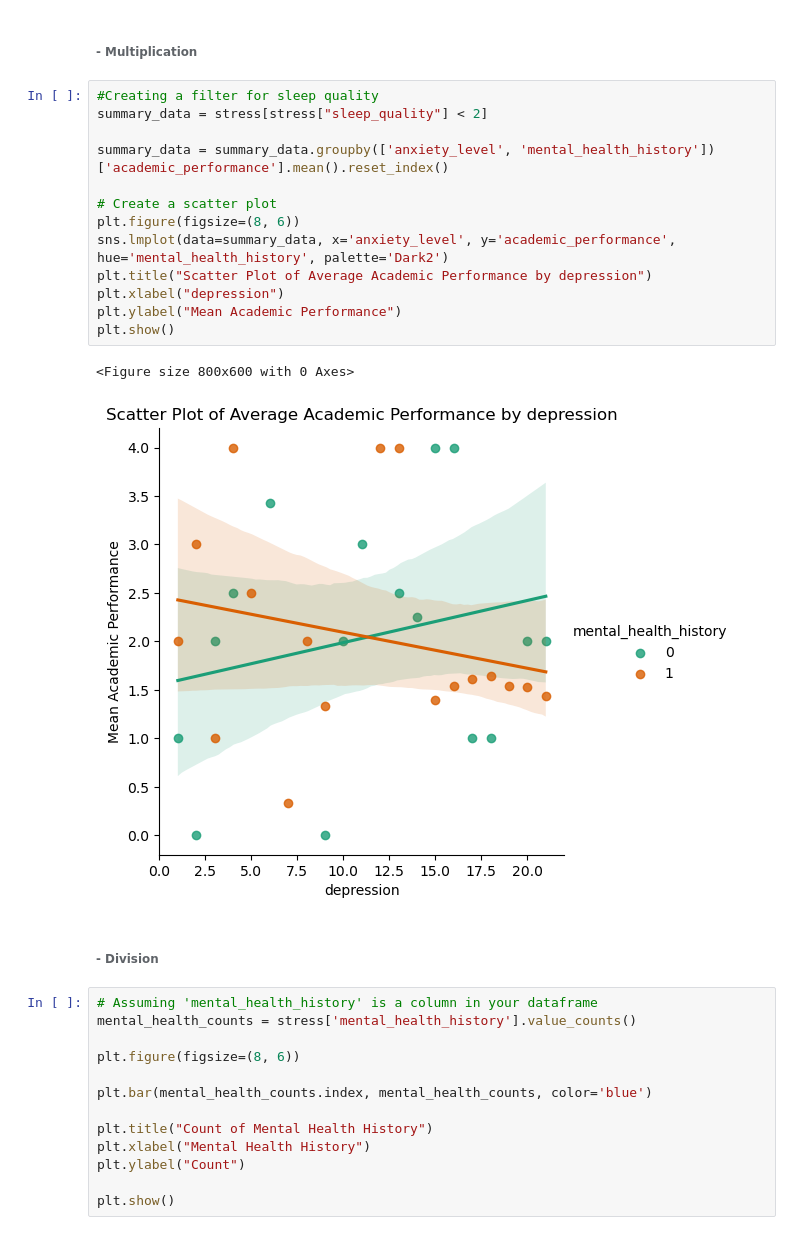
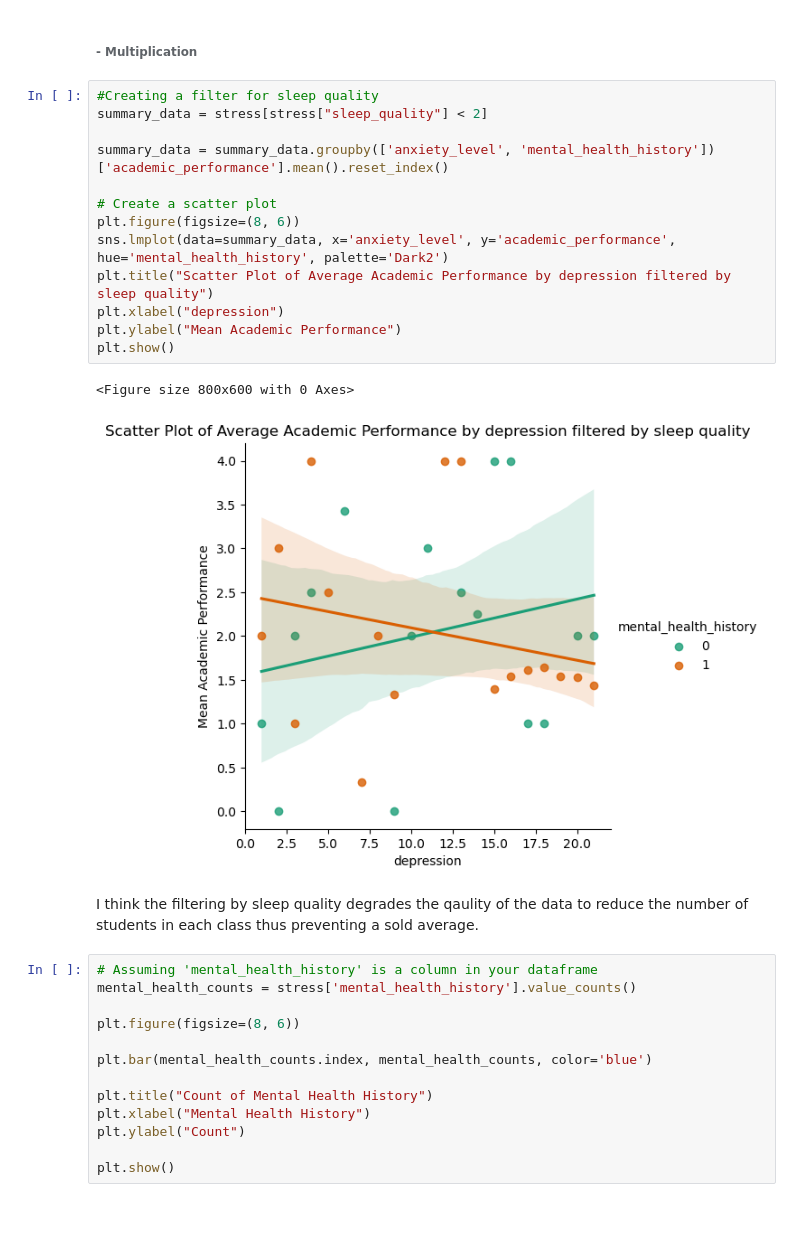
Before and after one commit to rtress0001/Cap-stone-one, a Jupyter notebook: Cap_Stone.ipynb, the cells around one changed output. Cells and saved outputs as stored; diff of their text form.

```diff
--- a/Cap_Stone.ipynb
+++ b/Cap_Stone.ipynb
@@ -235,21 +235,22 @@ plt.show()
 # %%
 #Creating a filter for sleep quality
 summary_data = stress[stress["sleep_quality"] < 2]
 
 summary_data = summary_data.groupby(['anxiety_level', 'mental_health_history'])['academic_performance'].mean().reset_index()
 
 # Create a scatter plot
 plt.figure(figsize=(8, 6))
 sns.lmplot(data=summary_data, x='anxiety_level', y='academic_performance', hue='mental_health_history', palette='Dark2')
-plt.title("Scatter Plot of Average Academic Performance by depression")
+plt.title("Scatter Plot of Average Academic Performance by depression filtered by sleep quality")
 plt.xlabel("depression")
 plt.ylabel("Mean Academic Performance")
 plt.show()
 # %% [output]
 <Figure size 800x600 with 0 Axes>
-[figure, old version]
+[figure, new version]
-# %% [markdown]
-###### - Division
+# %% [markdown]
+I think the filtering by sleep quality degrades the qaulity of the data to reduce the number of students in each class thus
+preventing a sold average.
 # %%
 # Assuming 'mental_health_history' is a column in your dataframe
 mental_health_counts = stress['mental_health_history'].value_counts()
```
Also changed, not shown: parts of 32 cells of this notebook, 3 other files.
